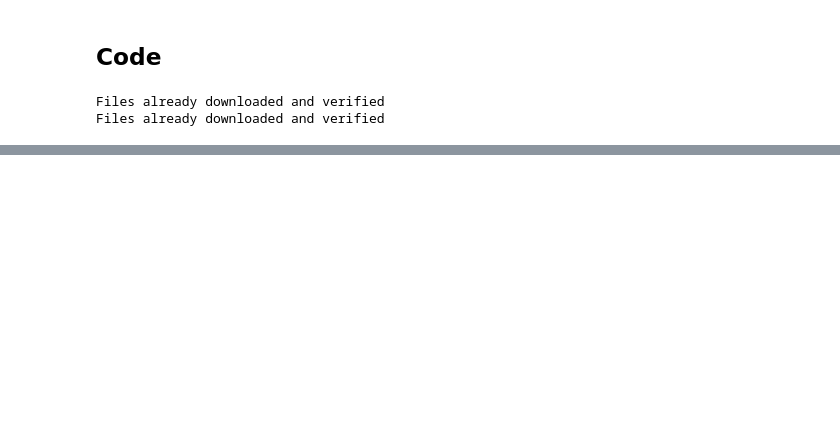
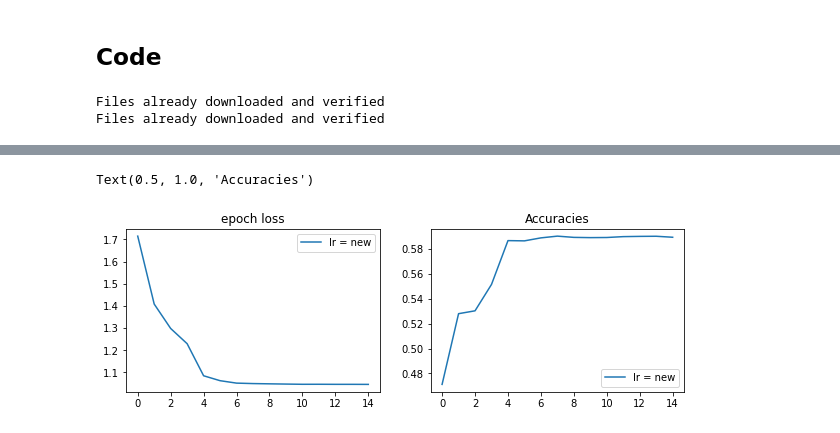
Before and after one commit to MostafaI/homework, a Jupyter notebook: assignments/03-RegOpt/Mostafa.ipynb, the cells around one changed output, grey strips where cells are left out. Cells and saved outputs as stored; diff of their text form; code cells hidden in the pictures; blank space fills up the shorter version.

```diff
--- a/assignments/03-RegOpt/Mostafa.ipynb
+++ b/assignments/03-RegOpt/Mostafa.ipynb
@@ -80,10 +82,13 @@ def train(
     # Move the model to the device:
     model.to(device)
     # Loop over the epochs:
+    all_loses, epoch_loses = [], []
+    all_accuracies = []
     for epoch in range(num_epochs):
         # Set the model to training mode:
         model.train()
         # Loop over the training data:
+        epoch_loss = []
         for x, y in tqdm(train_loader):
             # Move the data to the device:
             x, y = x.to(device), y.to(device)
@@ -93,6 +98,8 @@ def train(
             y_hat = model(x)
             # Compute the loss:
             loss = criterion(y_hat, y)
+            all_loses.append(loss.item())
+            epoch_loss.append(loss.item())
             # Backward pass:
             loss.backward()
             # Update the parameters:
@@ -103,9 +110,11 @@ def train(
         model.eval()
         # Compute the accuracy on the test data:
         accuracy = compute_accuracy(model, test_loader, device)
+        all_accuracies.append(accuracy)
+        epoch_loses.append(np.mean(epoch_loss))
         # Print the results:
         print(f"Epoch {epoch + 1} | Test Accuracy: {accuracy:.2f}")
-
+    return epoch_loses, all_loses,all_accuracies
 
 def compute_accuracy(
     model: torch.nn.Module, data_loader: DataLoader, device: torch.device = device
@@ -172,0 +361,44 @@ Epoch 2 | Test Accuracy: 0.50
+# %%
+el_lr, al_lr, acc_lr = epoch_loses.copy(), all_loses.copy(),all_accuracies.copy()
+# %%
+plt.figure(figsize=(10,3))
+plt.subplot(1,2,1)
+plt.plot(el_lr, label ='lr = new' )
+
+# plt.plot(el_lr_003_0003, label ='lr = 0.003(4)-0.0003' )
+# plt.plot(el_lr_003_0005_5, label ='lr = 0.003(5)-0.0005' )
+# plt.plot(el_lr_003_0005, label ='lr = 0.003(4)-0.0005' )
+# plt.plot(el_lr_003_0005_4, label ='lr = 0.003(4*)-0.0005' )
+# plt.plot(el_lr_003_0001_4, label ='lr = 0.003(4*)-0.0001' )
+# plt.plot(el_lr_003_0005_3, label ='lr = 0.003(3)-0.0005' )
+
+
+# plt.plot(el_lr_003_0005_0001, label ='lr = 0.003(4)-0.0005(6)-0.0001' )
+# plt.plot(el_lr_003_0005_00005, label ='lr = 0.003(4)-0.0005(6)-0.00005' )
+# plt.plot(el_lr_003_0005_00005_10, label ='lr = 0.003(4)-0.0005(10)-0.00005' )
+
+
+plt.legend()
+plt.title('epoch loss')
+plt.subplot(1,2,2)
+plt.plot(acc_lr, label ='lr = new' )
+
+# plt.plot(acc_lr_003_0003, label ='lr = 0.003(4)-0.0003' )
+# plt.plot(acc_lr_003_0005_5, label ='lr = 0.003(5)-0.0005' )
+# plt.plot(acc_lr_003_0005, label ='lr = 0.003(4)-0.0005' )
+# plt.plot(acc_lr_003_0005_4, label ='lr = 0.003(4*)-0.0005' )
+# plt.plot(acc_lr_003_0001_4, label ='lr = 0.003(4*)-0.0001' )
+
+# plt.plot(acc_lr_003_0005_3, label ='lr = 0.003(3)-0.0005' )
+
+# plt.plot(acc_lr_003_0005_0001, label ='lr = 0.003(4)-0.0005(6)-0.0001' )
+# plt.plot(acc_lr_003_0005_00005, label ='lr = 0.003(4)-0.0005(6)-0.00005' )
+# plt.plot(acc_lr_003_0005_00005_10, label ='lr = 0.003(4)-0.0005(10)-0.00005' )
+
+
+
+plt.legend()
+plt.title('Accuracies')
+# %% [output]
+Text(0.5, 1.0, 'Accuracies')
+[figure, added]
```
Also changed, not shown: parts of 16 cells of this notebook, 2 other files.
